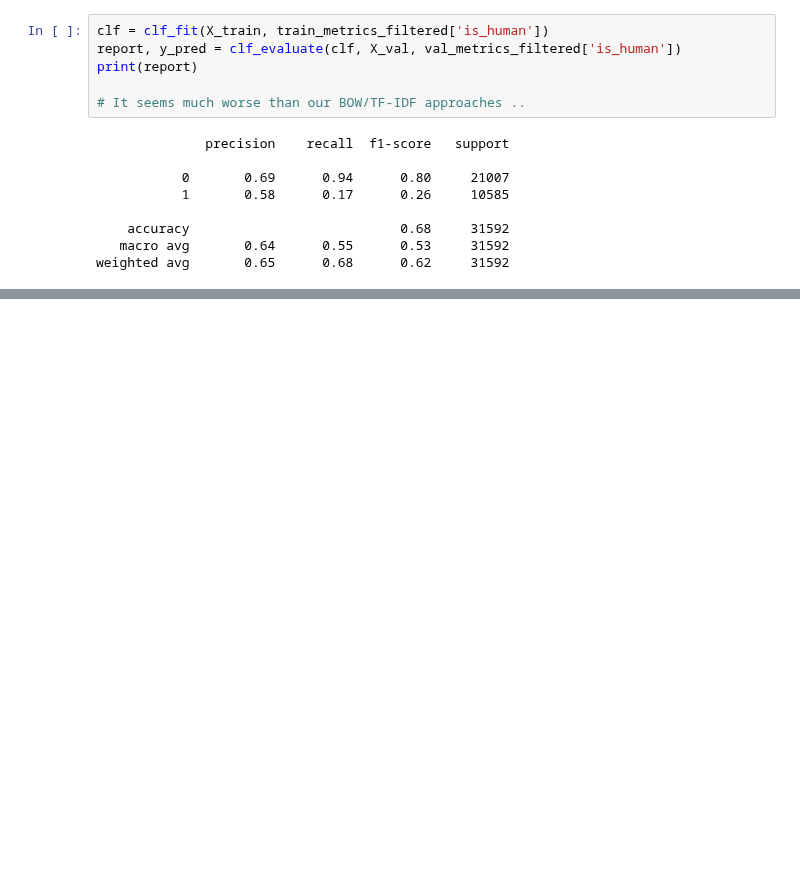
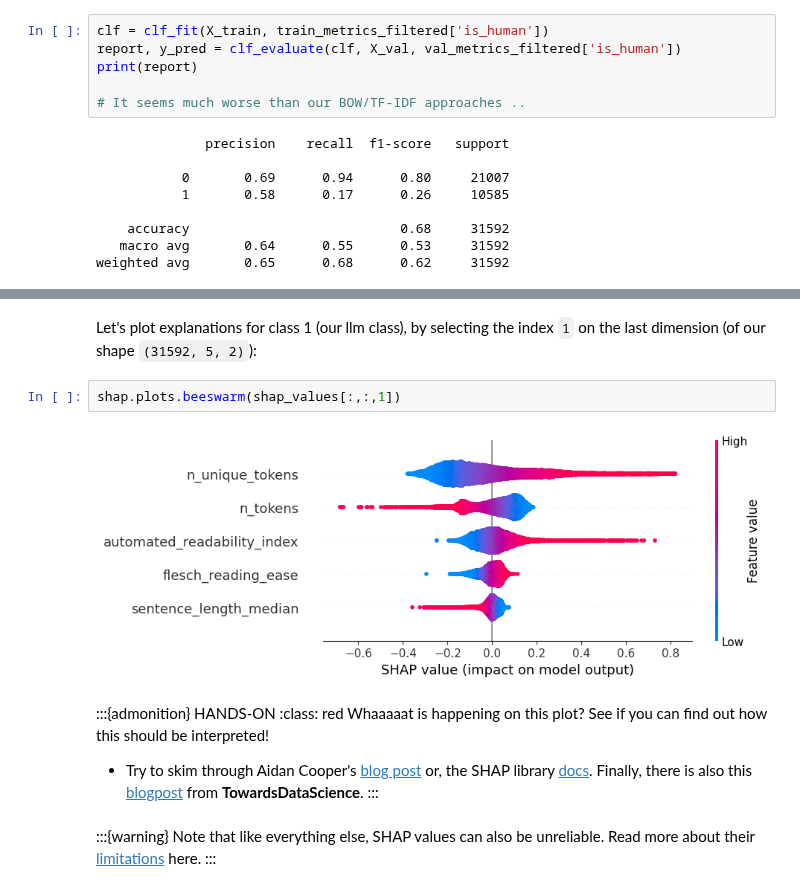
Before and after one commit to MinaAlmasi/nlp-at-cogsci, a Jupyter notebook: book/class2/003_classify_metrics.ipynb, the cells around one changed output, grey strips where cells are left out. Saved outputs shown, nothing was run; the diff lists cells and outputs as text; blank space fills up the shorter version.

```diff
--- a/book/class2/003_classify_metrics.ipynb
+++ b/book/class2/003_classify_metrics.ipynb
@@ -316,0 +336,16 @@ print(feature_importance)
+# %% [markdown]
+Let's plot explanations for class 1 (our llm class), by selecting the index `1` on the last dimension (of our shape `(31592, 5, 2)`):
+# %%
+shap.plots.beeswarm(shap_values[:,:,1])
+# %% [output]
+[figure, added]
+# %% [markdown]
+:::{admonition} HANDS-ON
+:class: red
+Whaaaaat is happening on this plot? See if you can find out how this should be interpreted!
+- Try to skim through Aidan Cooper's [blog post](https://www.aidancooper.co.uk/a-non-technical-guide-to-interpreting-shap-analyses/) or, the SHAP library [docs](https://shap.readthedocs.io/en/latest/example_notebooks/overviews/An%20introduction%20to%20explainable%20AI%20with%20Shapley%20values.html). Finally, there is also this [blogpost](https://towardsdatascience.com/explain-machine-learning-models-using-shap-library-e05a1583c34f/) from **TowardsDataScience**.
+:::
+# %% [markdown]
+:::{warning}
+Note that like everything else, SHAP values can also be unreliable. Read more about their [limitations](https://christophm.github.io/interpretable-ml-book/shap.html#limitations) here.
+:::
```
Also changed, not shown: parts of 10 cells of this notebook.
